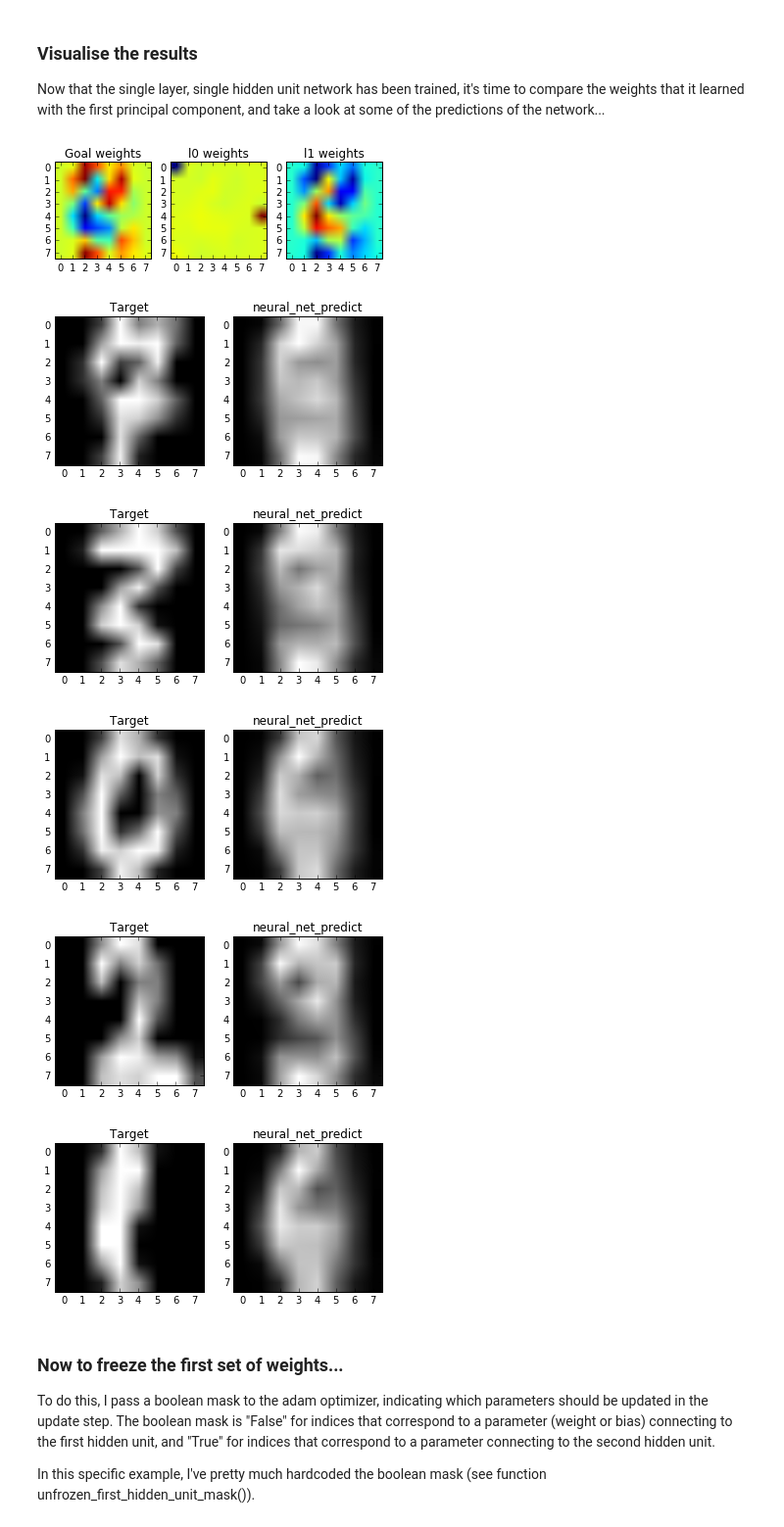
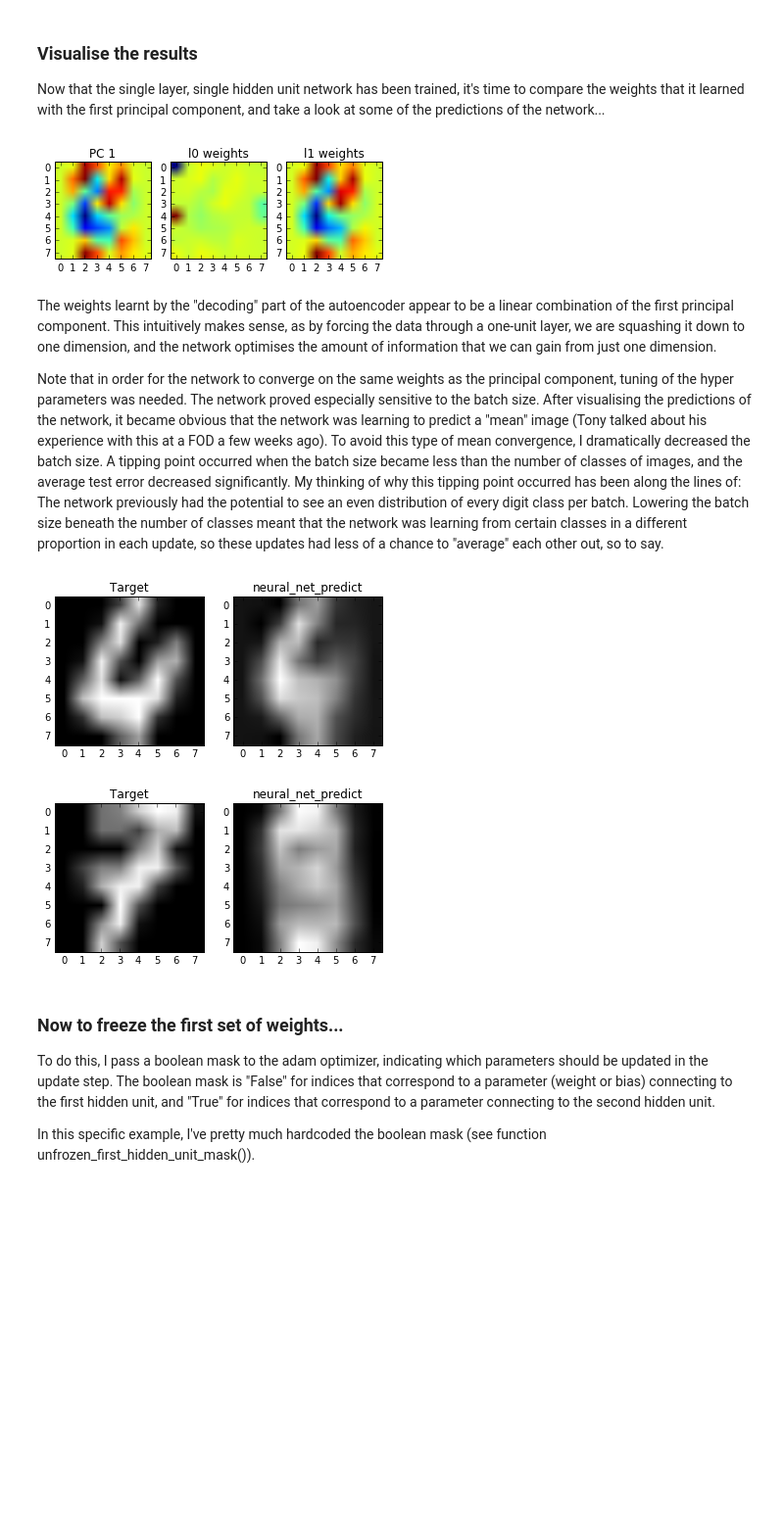
Before and after one commit to harryross263/comp421, a Jupyter notebook: Assignments/harry_second_assignment.ipynb, the cells around one changed output. Shown: that part at 98% size. Drawn from its saved outputs; the diff is of its cells as text; code cells hidden in the pictures; blank space fills up the shorter version.

```diff
--- a/Assignments/harry_second_assignment.ipynb
+++ b/Assignments/harry_second_assignment.ipynb
@@ -201,17 +200,18 @@ Training: [################################################# ] 99.9%
 ### Visualise the results
 Now that the single layer, single hidden unit network has been trained, it's time to compare the weights that it learned with the first principal component, and take a look at some of the predictions of the network...
 # %%
-display_weights(optimized_params, hidden_unit=0, goal_weights=pca.components_[0])
+display_weights(optimized_params, hidden_unit=0, goal_weights=pca.components_[0], goal_title="PC 1")
 # %% [output]
-[figure, old version]
+[figure, new version]
+# %% [markdown]
+The weights learnt by the "decoding" part of the autoencoder appear to be a linear combination of the first principal component. This intuitively makes sense, as by forcing the data through a one-unit layer, we are squashing it down to one dimension, and the network optimises the amount of information that we can gain from just one dimension.
+
+Note that in order for the network to converge on the same weights as the principal component, tuning of the hyper parameters was needed. The network proved especially sensitive to the batch size. After visualising the predictions of the network, it became obvious that the network was learning to predict a "mean" image (Tony talked about his experience with this at a FOD a few weeks ago). To avoid this type of mean convergence, I dramatically decreased the batch size. A tipping point occurred when the batch size became less than the number of classes of images, and the average test error decreased significantly. My thinking of why this tipping point occurred has been along the lines of: The network previously had the potential to see an even distribution of every digit class per batch. Lowering the batch size beneath the number of classes meant that the network was learning from certain classes in a different proportion in each update, so these updates had less of a chance to "average" each other out, so to say.
 # %%
-visualise_predictions(optimized_params, data=X, num_predictions=5)
+visualise_predictions(optimized_params, data=X, num_predictions=2)
 # %% [output]
-[figure, old version]
+[figure, new version]
-[figure, old version]
+[figure, new version]
-[figure, removed]
-[figure, removed]
-[figure, removed]
 # %%
 # This writes our parameters matrices to disk so that other programs
 # / notebooks can use them without having to retrain the model.
```
Also changed, not shown: parts of 20 cells of this notebook, 2 other files.
